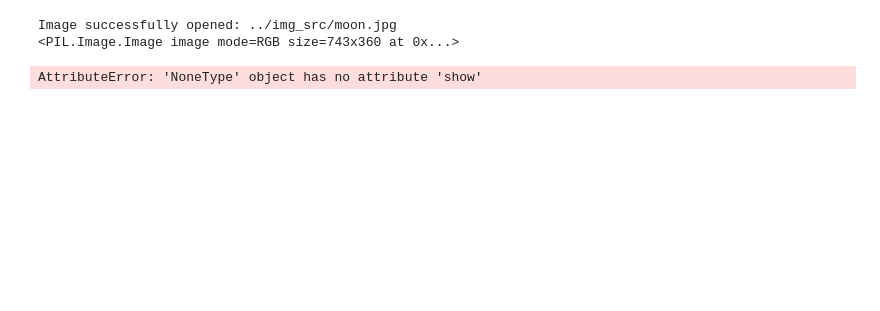
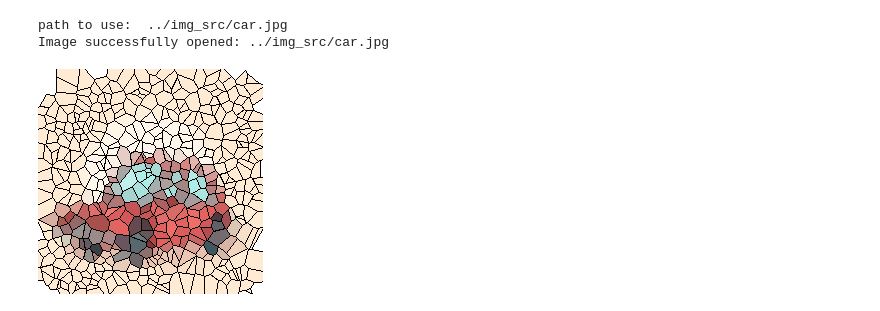
Before and after one commit to kamyarscode/tile-mosaic, a Jupyter notebook: notebooks/visualize_image.ipynb, the cells around one changed output. Drawn from its saved outputs; the diff is of its cells as text; code cells hidden in the pictures; blank space fills up the shorter version.

Commit message:
test image view on notebook

```diff
--- a/notebooks/visualize_image.ipynb
+++ b/notebooks/visualize_image.ipynb
@@ -1,15 +1,18 @@
 # %%
 from image_parser import open_image
 from tiles import voronoi_mosaic
+from IPython.display import display
 
-img = open_image("../img_src/moon.jpg")
-base_img = img.convert("RGB")
-print (base_img)
+img_path = "../img_src/car.jpg"
+print("path to use: ", img_path)
+img = open_image(img_path).convert("RGB")
 
-output_image = voronoi_mosaic(base_img, num_points=200, line_thickness=2)
+# Apply Voronoi mosaic
+output_image = voronoi_mosaic(img, num_points=500, line_thickness=1)
 
-output_image.show()
+# Save or display the output
+display(output_image)
 # %% [output]
-Image successfully opened: ../img_src/moon.jpg
-<PIL.Image.Image image mode=RGB size=743x360 at 0x...>
+path to use:  ../img_src/car.jpg
+Image successfully opened: ../img_src/car.jpg
-AttributeError: 'NoneType' object has no attribute 'show'
+[figure, added]
```
Also changed, not shown: 1 other file.
